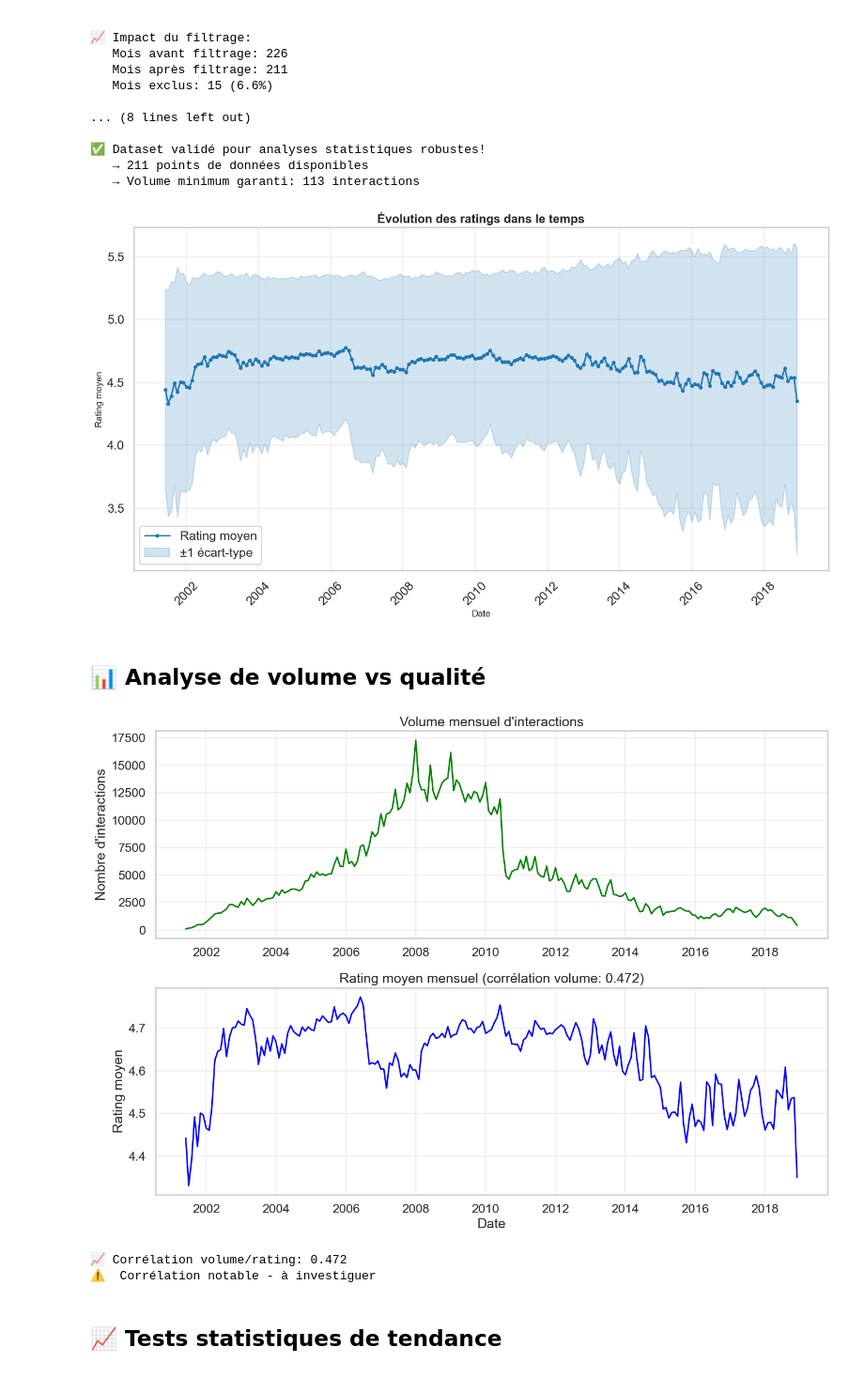
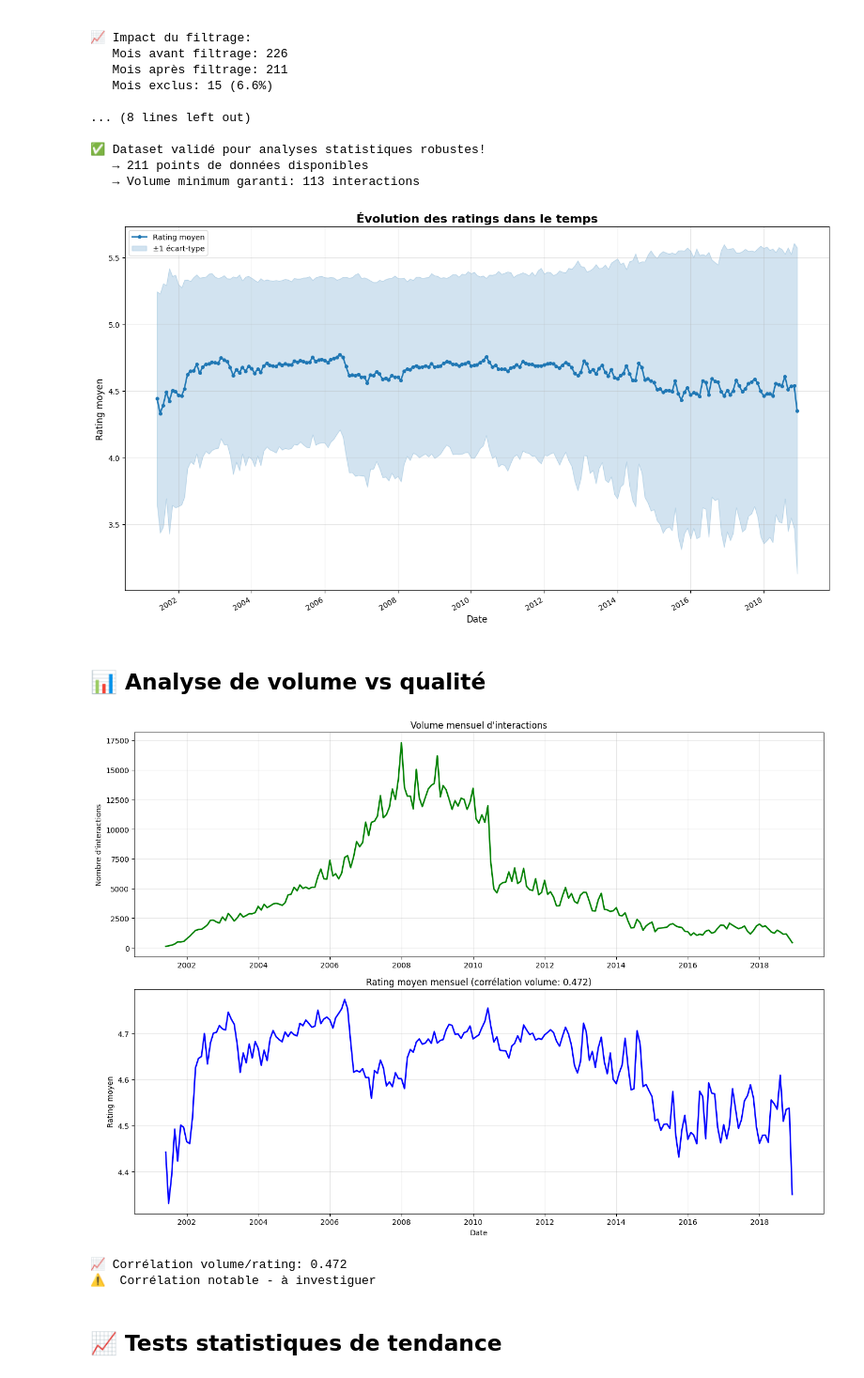
Before and after one commit to julienlafrance/backtothefuturekitchen, a Jupyter notebook: 00_eda/01_long_term/rating_ingredient/01_rating_analysis.ipynb, the cells around one changed output. Shown at 94% size. Drawn from its saved outputs; the diff is of its cells as text; code cells hidden in the pictures.

```diff
--- a/00_eda/01_long_term/rating_ingredient/01_rating_analysis.ipynb
+++ b/00_eda/01_long_term/rating_ingredient/01_rating_analysis.ipynb
@@ -262,16 +264,28 @@ print(f"   → Volume minimum garanti: {monthly_stats['n_interactions'].min()} i
    → Volume minimum garanti: 113 interactions
 # %%
 # Graphique évolution long terme avec Matplotlib
+import matplotlib.dates as mdates
+
+# Utiliser la dataframe réellement chargée (monthly_stats) et rendre le tracé robuste
+monthly_df = monthly_stats.copy()
+# Conversion date si nécessaire et tri
+monthly_df['date'] = pd.to_datetime(monthly_df['date'])
+monthly_df = monthly_df.sort_values('date')
+# Assurer les bonnes colonnes numériques et gérer les NaN
+monthly_df['mean_rating'] = pd.to_numeric(monthly_df['mean_rating'], errors='coerce')
+monthly_df['std_rating'] = pd.to_numeric(monthly_df.get('std_rating', 0), errors='coerce').fillna(0)
+monthly_df = monthly_df.dropna(subset=['mean_rating'])
+
 fig, ax = plt.subplots(figsize=(14, 8))
 
-# Ligne principale : moyenne mobile
-ax.plot(monthly_pd['date'], monthly_pd['mean_rating'], 'o-',
+# Ligne principale : moyenne
+ax.plot(monthly_df['date'], monthly_df['mean_rating'], 'o-',
         color='#1f77b4', linewidth=2, markersize=4, label='Rating moyen')
 
-# Bandes de confiance (±1 std)
-ax.fill_between(monthly_pd['date'],
-                monthly_pd['mean_rating'] - monthly_pd['std_rating'],
-                monthly_pd['mean_rating'] + monthly_pd['std_rating'],
+# Bandes de confiance (±1 std) - utiliser .values pour éviter problèmes d'index
+ax.fill_between(monthly_df['date'].values,
+                (monthly_df['mean_rating'] - monthly_df['std_rating']).values,
+                (monthly_df['mean_rating'] + monthly_df['std_rating']).values,
                 alpha=0.2, color='#1f77b4', label='±1 écart-type')
 
 ax.set_title('Évolution des ratings dans le temps', fontsize=16, fontweight='bold')
@@ -280,43 +294,57 @@ ax.set_ylabel('Rating moyen', fontsize=12)
 ax.grid(True, alpha=0.3)
 ax.legend()
 
-# Rotation des dates pour meilleure lisibilité
-plt.xticks(rotation=45)
+# Formatage des dates pour meilleure lisibilité
+ax.xaxis.set_major_locator(mdates.AutoDateLocator())
+ax.xaxis.set_major_formatter(mdates.ConciseDateFormatter(ax.xaxis.get_major_locator()))
+fig.autofmt_xdate()
 plt.tight_layout()
 plt.show()
 # %% [output]
-[figure, old version]
+[figure, new version]
 # %% [markdown]
 ## 📊 Analyse de volume vs qualité
 # %%
-# Corrélation volume/rating par mois
-correlation = monthly_pd[['n_interactions', 'mean_rating']].corr().iloc[0, 1]
+# Corrélation volume/rating par mois (robuste en utilisant monthly_df)
+# S'assurer que monthly_df existe (sinon le créer depuis monthly_stats)
+if 'monthly_df' not in globals():
+    monthly_df = monthly_stats.copy()
+    monthly_df['date'] = pd.to_datetime(monthly_df['date'])
+    monthly_df = monthly_df.sort_values('date')
+
+# Calculer la corrélation en s'assurant des colonnes numériques
+monthly_df['n_interactions'] = pd.to_numeric(monthly_df['n_interactions'], errors='coerce').fillna(0)
+monthly_df['mean_rating'] = pd.to_numeric(monthly_df['mean_rating'], errors='coerce')
+corr_df = monthly_df.dropna(subset=['n_interactions', 'mean_rating'])
+correlation = corr_df[['n_interactions', 'mean_rating']].corr().iloc[0, 1] if len(corr_df) > 1 else float('nan')
 
 fig, (ax1, ax2) = plt.subplots(2, 1, figsize=(14, 10))
 
 # Volume mensuel
-ax1.plot(monthly_pd['date'], monthly_pd['n_interactions'], color='green', linewidth=2)
+ax1.plot(monthly_df['date'], monthly_df['n_interactions'], color='green', linewidth=2)
 ax1.set_title('Volume mensuel d\'interactions')
 ax1.set_ylabel('Nombre d\'interactions')
 ax1.grid(True, alpha=0.3)
 
 # Rating mensuel
-ax2.plot(monthly_pd['date'], monthly_pd['mean_rating'], color='blue', linewidth=2)
+ax2.plot(monthly_df['date'], monthly_df['mean_rating'], color='blue', linewidth=2)
 ax2.set_title(f'Rating moyen mensuel (corrélation volume: {correlation:.3f})')
 ax2.set_ylabel('Rating moyen')
 ax2.set_xlabel('Date')
 ax2.grid(True, alpha=0.3)
 
 plt.tight_layout()
 plt.show()
 
 print(f"📈 Corrélation volume/rating: {correlation:.3f}")
-if abs(correlation) > 0.3:
+if pd.isna(correlation):
+    print("ℹ️ Pas assez de données pour calculer la corrélation")
+elif abs(correlation) > 0.3:
     print("⚠️  Corrélation notable - à investiguer")
 else:
     print("✅ Faible corrélation volume/qualité")
 # %% [output]
-[figure, old version]
+[figure, new version]
 📈 Corrélation volume/rating: 0.472
 ⚠️  Corrélation notable - à investiguer
 # %% [markdown]
```
Also changed, not shown: parts of 2 cells of this notebook, 7 other files.
